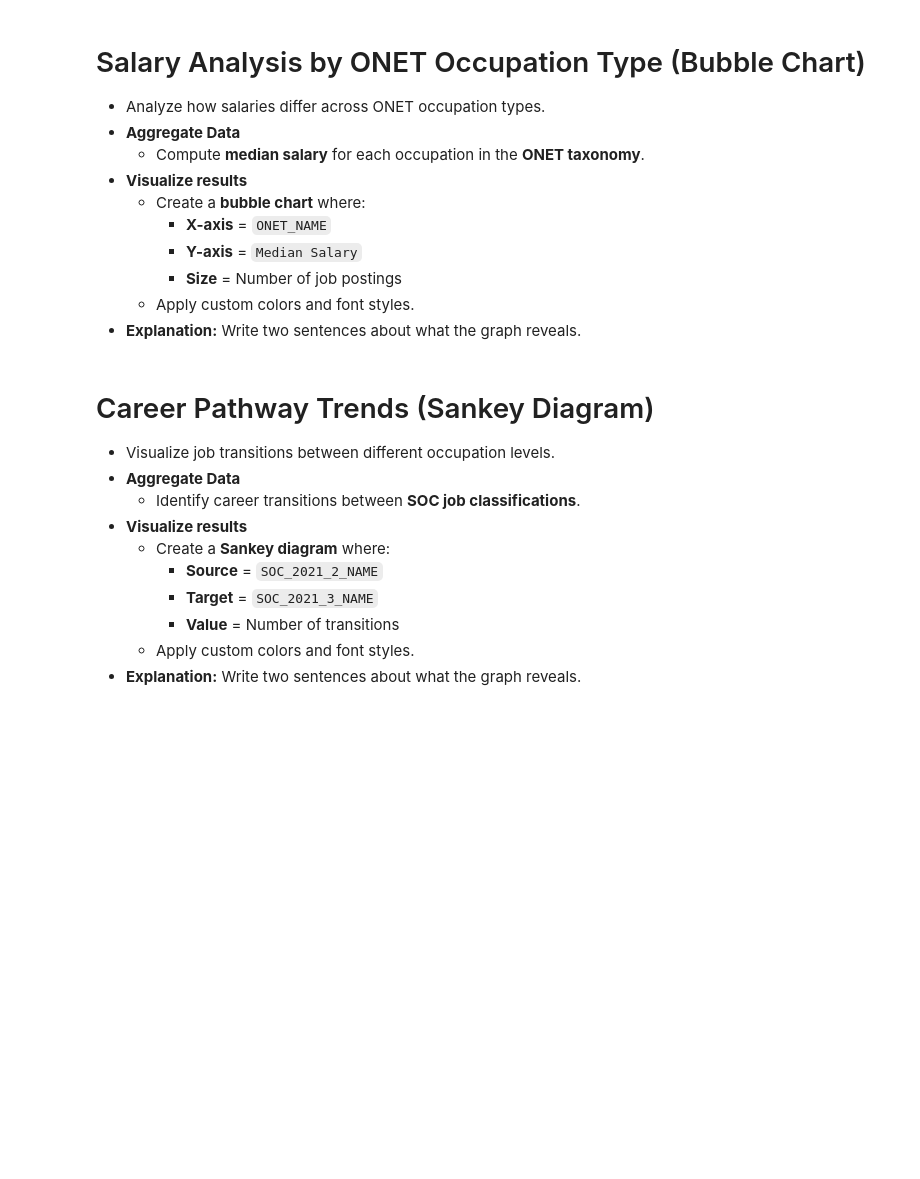
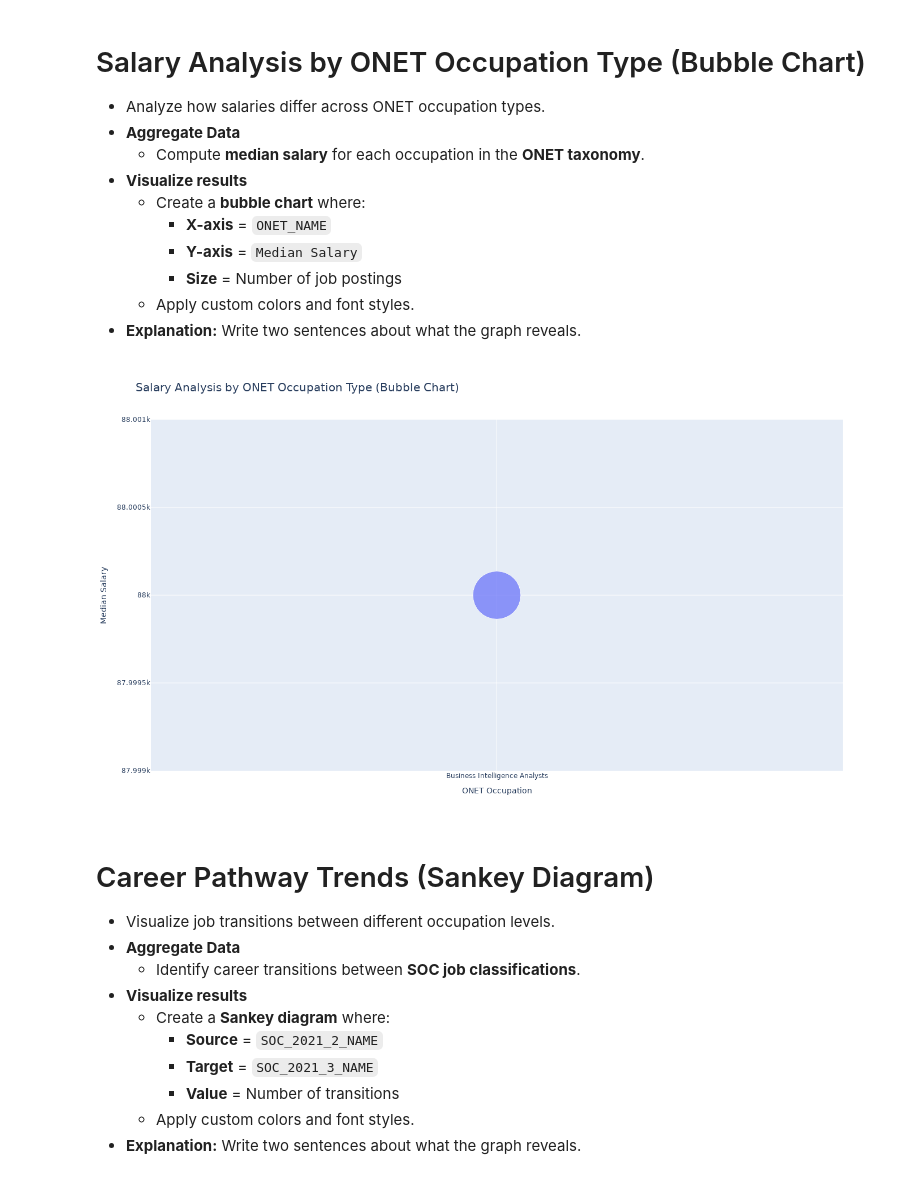
Before and after one commit to met-ad-688/lab06-prabuj1611, a Jupyter notebook: lab06_prabu.ipynb, the cells around one changed output. Cells and saved outputs as stored; diff of their text form; code cells hidden in the pictures; blank space fills up the shorter version.

```diff
--- a/lab06_prabu.ipynb
+++ b/lab06_prabu.ipynb
@@ -665,3 +657,40 @@ fig.show()
+# %%
+# Your code for 7th question here
+import plotly.express as px
+from pyspark.sql import functions as F
+
+df_aggregated = df.groupBy("ONET_NAME").agg(
+    F.expr("percentile_approx(SALARY_FROM, 0.5)").alias("Median_Salary"),
+    F.count("ID").alias("Job_Postings")
+)
+df_aggregated_pd = df_aggregated.toPandas()
+# Create a bubble chart
+fig = px.scatter(
+    df_aggregated_pd,
+    x="ONET_NAME",
+    y="Median_Salary",
+    size="Job_Postings",
+    title="Salary Analysis by ONET Occupation Type (Bubble Chart)",
+    labels={"ONET_NAME": "ONET Occupation", "Median_Salary": "Median Salary", "Job_Postings": "Number of Job Postings"},
+    hover_name="ONET_NAME",
+    size_max=60,
+    width=1400,
+    height=800
+)
+
+# Customize layout
+fig.update_layout(
+    font_family="Arial",
+    font_size=14,
+    title_font_size=25,
+    xaxis_title="ONET Occupation",
+    yaxis_title="Median Salary",
+)
+
+# Show the chart
+fig.show()
+# %% [output]
+[figure, added]
 # %% [markdown]
 # Career Pathway Trends (Sankey Diagram)
 - Visualize job transitions between different occupation levels.
```
Also changed, not shown: parts of 2 cells of this notebook.
